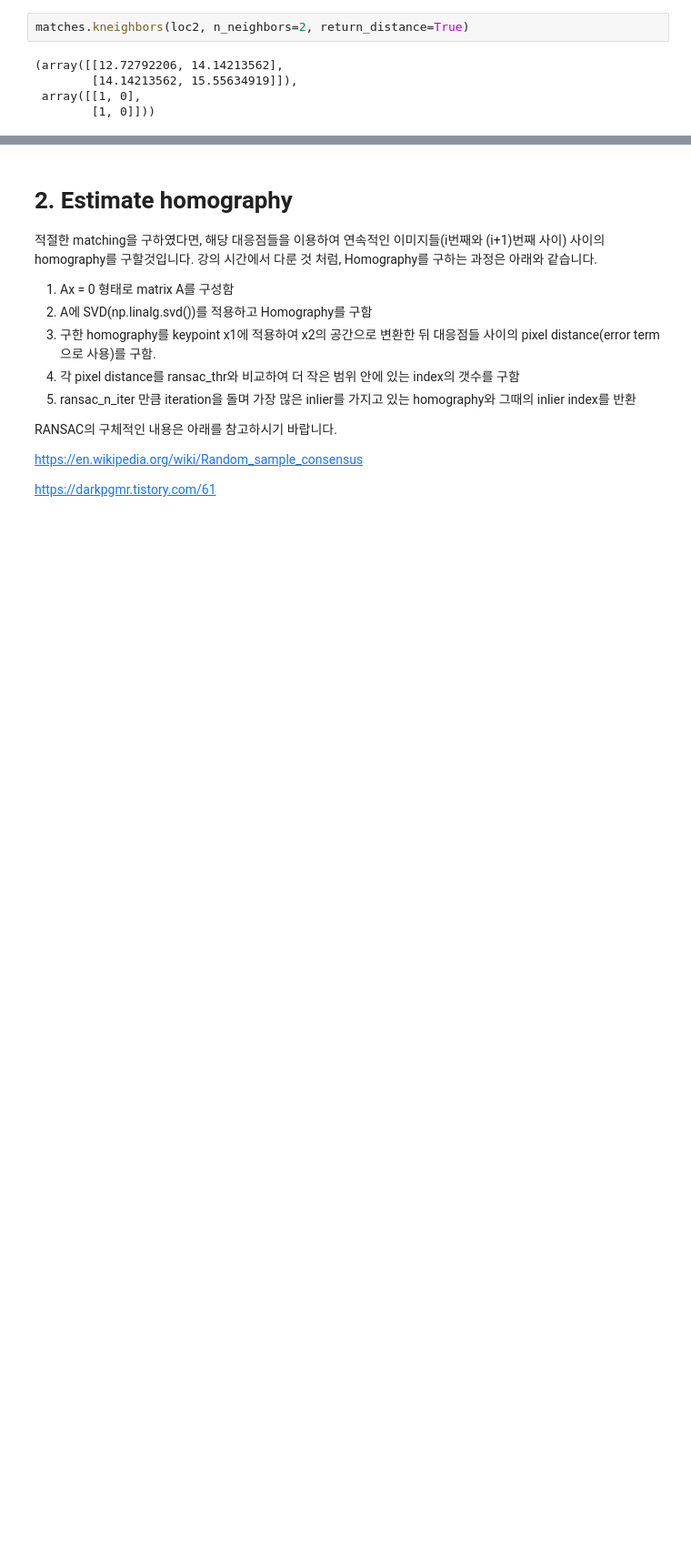
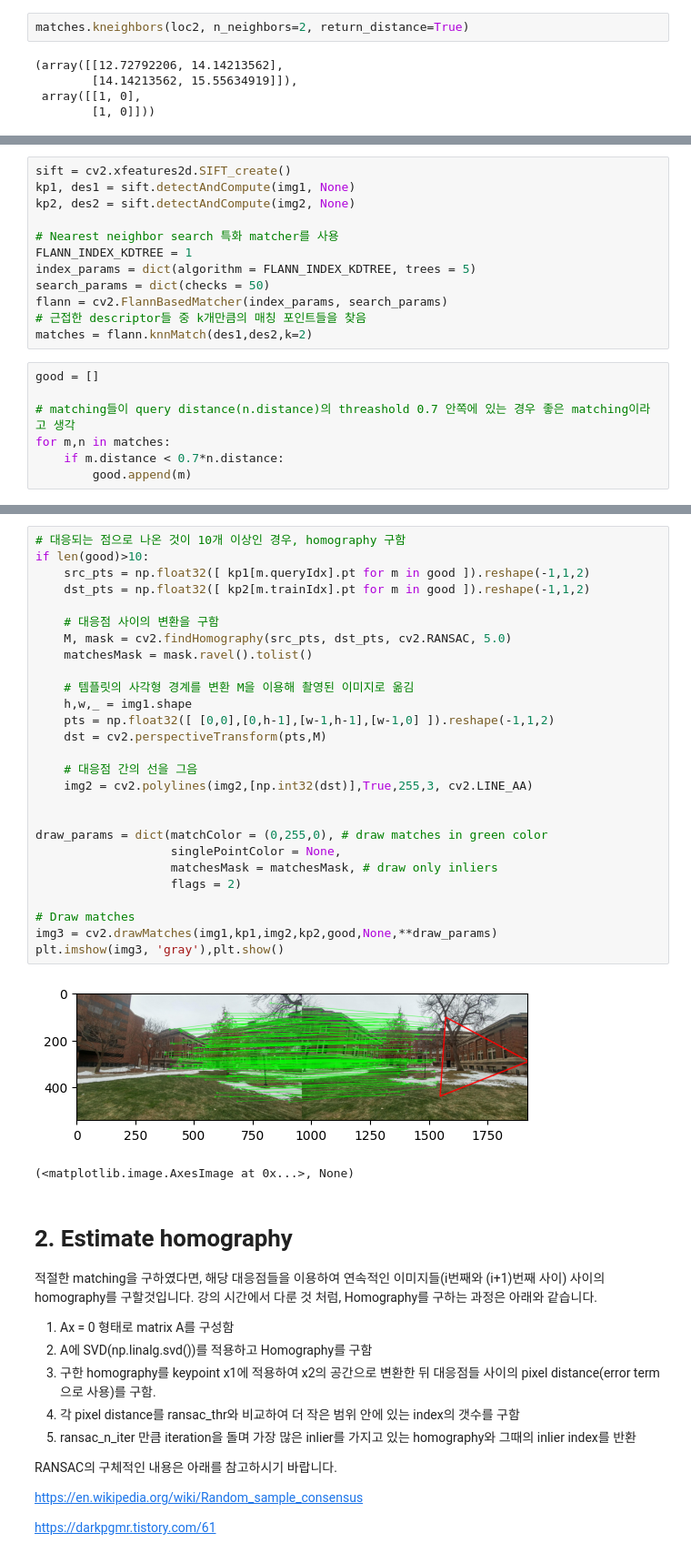
Before and after one commit to reiple/ds2_cv_hw, a Jupyter notebook: DS_CV_HW2.ipynb, the cells around one changed output, grey strips where cells are left out. Shown at 91% size. Saved outputs shown, nothing was run; the diff lists cells and outputs as text; blank space fills up the shorter version.

```diff
--- a/DS_CV_HW2.ipynb
+++ b/DS_CV_HW2.ipynb
@@ -115,0 +130,19 @@ matches.kneighbors(loc2, n_neighbors=2, return_distance=True)
+# %%
+sift = cv2.xfeatures2d.SIFT_create()
+kp1, des1 = sift.detectAndCompute(img1, None)
+kp2, des2 = sift.detectAndCompute(img2, None)
+
+# Nearest neighbor search 특화 matcher를 사용
+FLANN_INDEX_KDTREE = 1
+index_params = dict(algorithm = FLANN_INDEX_KDTREE, trees = 5)
+search_params = dict(checks = 50)
+flann = cv2.FlannBasedMatcher(index_params, search_params)
+# 근접한 descriptor들 중 k개만큼의 매칭 포인트들을 찾음
+matches = flann.knnMatch(des1,des2,k=2)
+# %%
+good = []
+
+# matching들이 query distance(n.distance)의 threashold 0.7 안쪽에 있는 경우 좋은 matching이라고 생각
+for m,n in matches:
+    if m.distance < 0.7*n.distance:
+        good.append(m)
@@ -116,3 +155,33 @@ matches.kneighbors(loc2, n_neighbors=2, return_distance=True)
+# %%
+# 대응되는 점으로 나온 것이 10개 이상인 경우, homography 구함
+if len(good)>10:
+    src_pts = np.float32([ kp1[m.queryIdx].pt for m in good ]).reshape(-1,1,2)
+    dst_pts = np.float32([ kp2[m.trainIdx].pt for m in good ]).reshape(-1,1,2)
+
+    # 대응점 사이의 변환을 구함
+    M, mask = cv2.findHomography(src_pts, dst_pts, cv2.RANSAC, 5.0)
+    matchesMask = mask.ravel().tolist()
+
+    # 템플릿의 사각형 경계를 변환 M을 이용해 촬영된 이미지로 옮김
+    h,w,_ = img1.shape
+    pts = np.float32([ [0,0],[0,h-1],[w-1,h-1],[w-1,0] ]).reshape(-1,1,2)
+    dst = cv2.perspectiveTransform(pts,M)
+
+    # 대응점 간의 선을 그음
+    img2 = cv2.polylines(img2,[np.int32(dst)],True,255,3, cv2.LINE_AA)
+
+
+draw_params = dict(matchColor = (0,255,0), # draw matches in green color
+                   singlePointColor = None,
+                   matchesMask = matchesMask, # draw only inliers
+                   flags = 2)
+
+# Draw matches
+img3 = cv2.drawMatches(img1,kp1,img2,kp2,good,None,**draw_params)
+plt.imshow(img3, 'gray'),plt.show()
+# %% [output]
+[figure, added]
+(<matplotlib.image.AxesImage at 0x...>, None)
 # %% [markdown]
 # 2. Estimate homography
 
```
Also changed, not shown: parts of 4 cells of this notebook.
